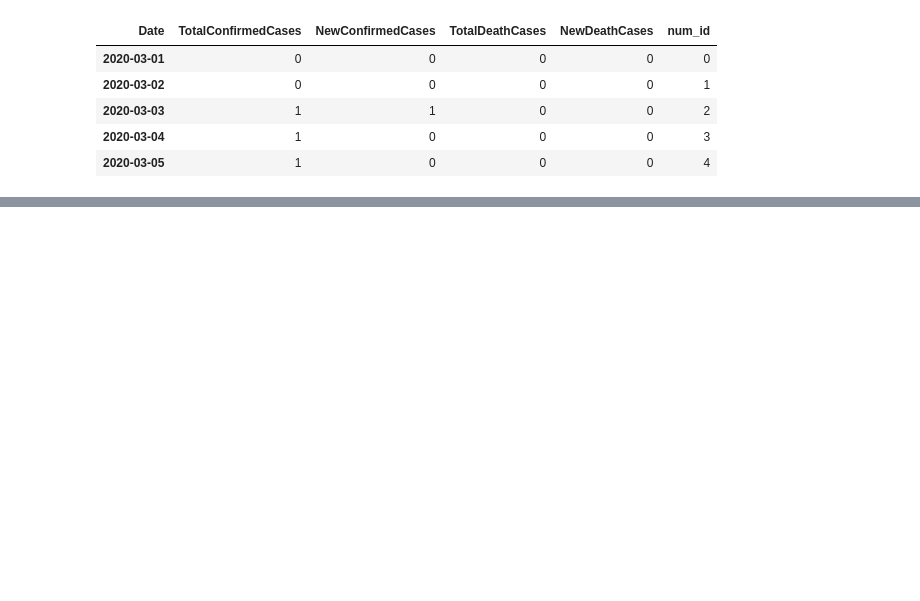
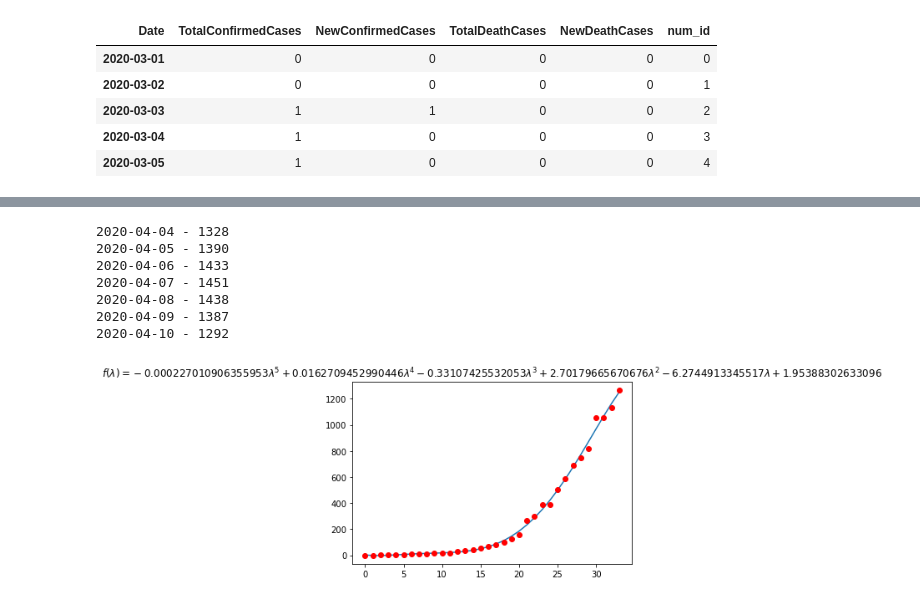
Before and after one commit to lprone/coronavirus, a Jupyter notebook: coronavirus-argentina.ipynb, the cells around one changed output, grey strips where cells are left out. Cells and saved outputs as stored; diff of their text form; code cells hidden in the pictures; blank space fills up the shorter version.

```diff
--- a/coronavirus-argentina.ipynb
+++ b/coronavirus-argentina.ipynb
@@ -166,6 +166,15 @@ def cubic_model(x, a, b, c, d):
 
 def fourth_pow_model(x, a, b, c, d, e):
     return a*x**4 + b*x**3 +c*x**2 + d*x + e
+
+def fiveth_pow_model(x, a, b, c, d, e, f):
+    return a*x**5 + b*x**4 +c*x**3 + d*x**2 + e*x + f
+
+def sixh_pow_model(x, a, b, c, d, e, f, g):
+    return a*x**6 + b*x**5 +c*x**4 + d*x**3 + e*x**2 + f*x + g
+
+def exp_model(x, c, k):
+    return c * np.exp(k * x)
 # %%
 def formatPrediction(firstPredictionDay, day, prediction):
     formatedDate = str(firstPredictionDay + datetime.timedelta(days = day))[0:10]
@@ -228,0 +239,11 @@ predictData(fourth_pow_model, data_argentina.num_id, data_argentina.TotalConfirm
+# %%
+predictData(fiveth_pow_model, data_argentina.num_id, data_argentina.TotalConfirmedCases)
+# %% [output]
+2020-04-04 - 1328
+2020-04-05 - 1390
+2020-04-06 - 1433
+2020-04-07 - 1451
+2020-04-08 - 1438
+2020-04-09 - 1387
+2020-04-10 - 1292
+[figure, added]
```
Also changed, not shown: parts of 14 cells of this notebook, 4 other files.
